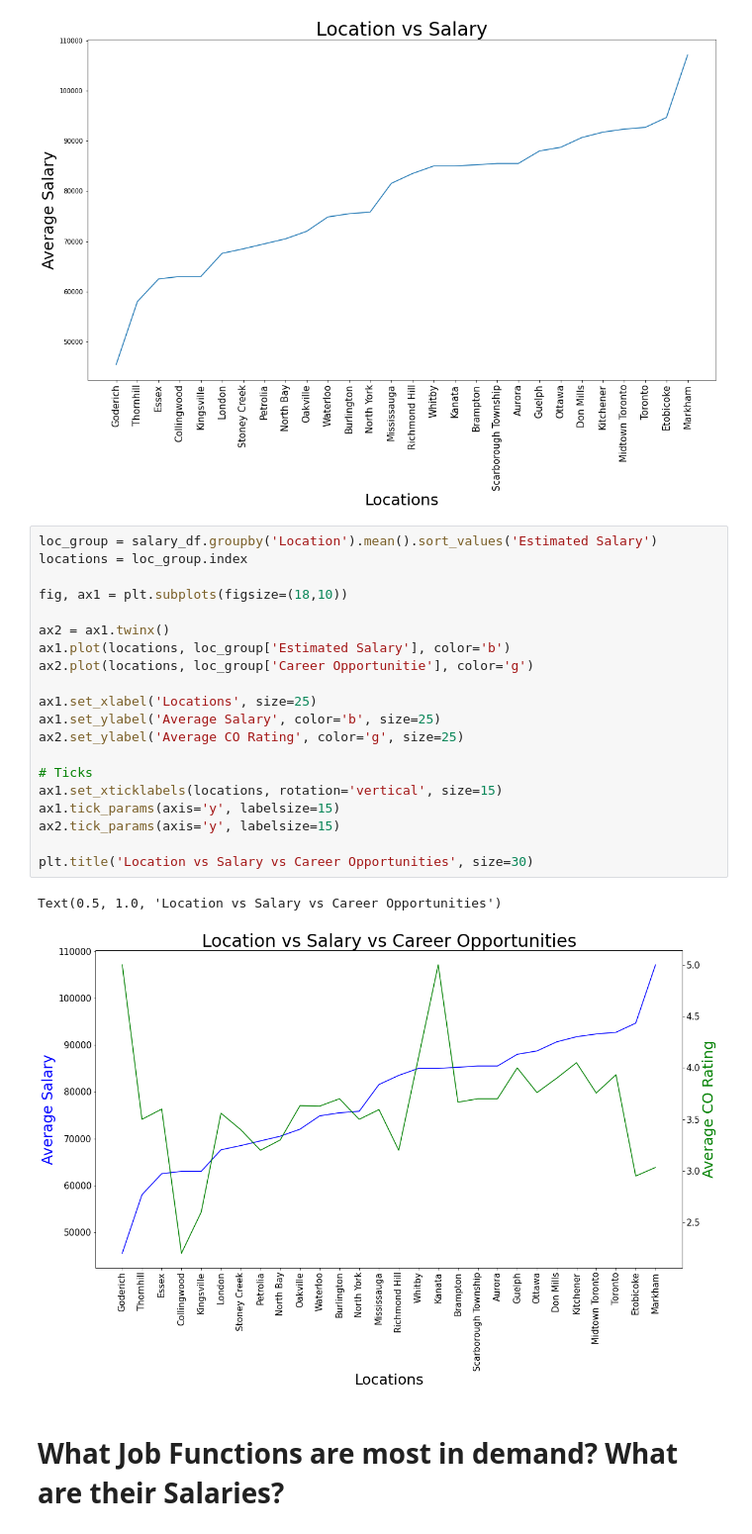
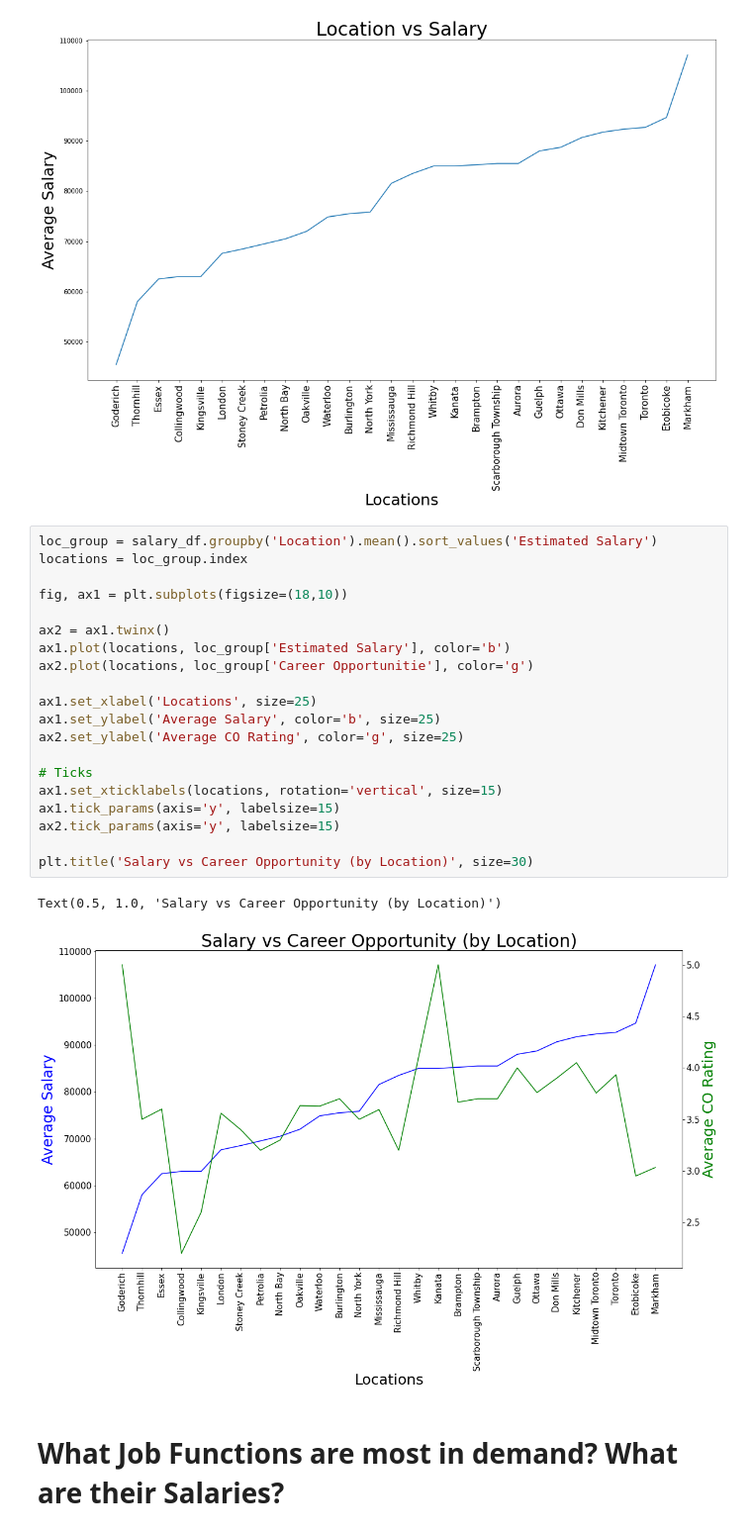
Before and after one commit to rlllam/Glassfloor, a Jupyter notebook: Glassdoor analysis/glassdoor analysis.ipynb, the cells around one changed output. Shown at 99% size. Cells and saved outputs as stored; diff of their text form.

```diff
--- a/Glassdoor analysis/glassdoor analysis.ipynb
+++ b/Glassdoor analysis/glassdoor analysis.ipynb
@@ -173,26 +173,26 @@ Text(0.5, 1.0, 'Location vs Salary')
 # %%
 loc_group = salary_df.groupby('Location').mean().sort_values('Estimated Salary')
 locations = loc_group.index
 
 fig, ax1 = plt.subplots(figsize=(18,10))
 
 ax2 = ax1.twinx()
 ax1.plot(locations, loc_group['Estimated Salary'], color='b')
 ax2.plot(locations, loc_group['Career Opportunitie'], color='g')
 
 ax1.set_xlabel('Locations', size=25)
 ax1.set_ylabel('Average Salary', color='b', size=25)
 ax2.set_ylabel('Average CO Rating', color='g', size=25)
 
 # Ticks
 ax1.set_xticklabels(locations, rotation='vertical', size=15)
 ax1.tick_params(axis='y', labelsize=15)
 ax2.tick_params(axis='y', labelsize=15)
 
-plt.title('Location vs Salary vs Career Opportunities', size=30)
+plt.title('Salary vs Career Opportunity (by Location)', size=30)
 # %% [output]
-Text(0.5, 1.0, 'Location vs Salary vs Career Opportunities')
+Text(0.5, 1.0, 'Salary vs Career Opportunity (by Location)')
-[figure, old version]
+[figure, new version]
 # %% [markdown]
 # What Job Functions are most in demand? What are their Salaries?
 # %%
```
Also changed, not shown: parts of 4 cells of this notebook.
